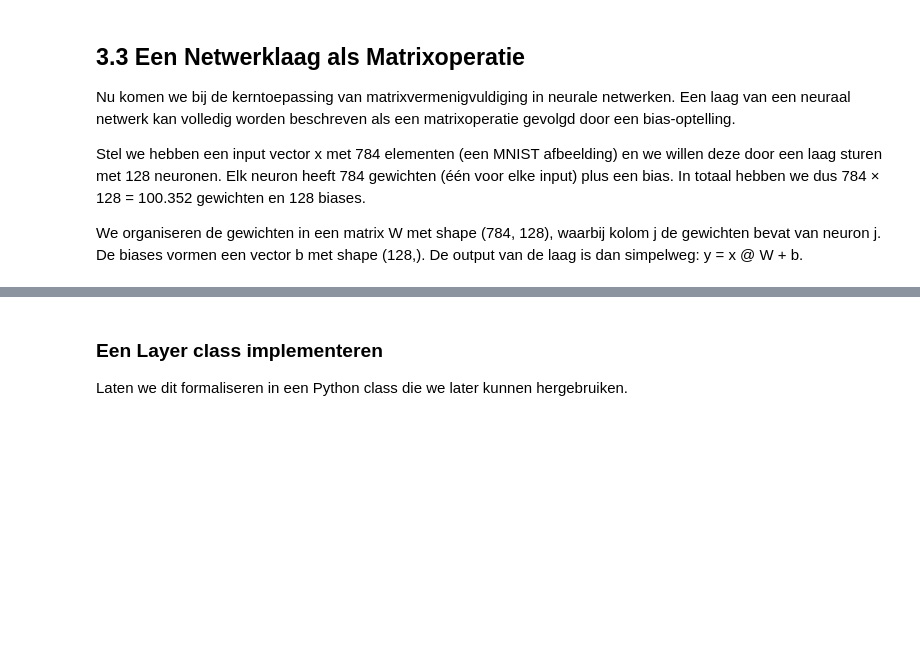
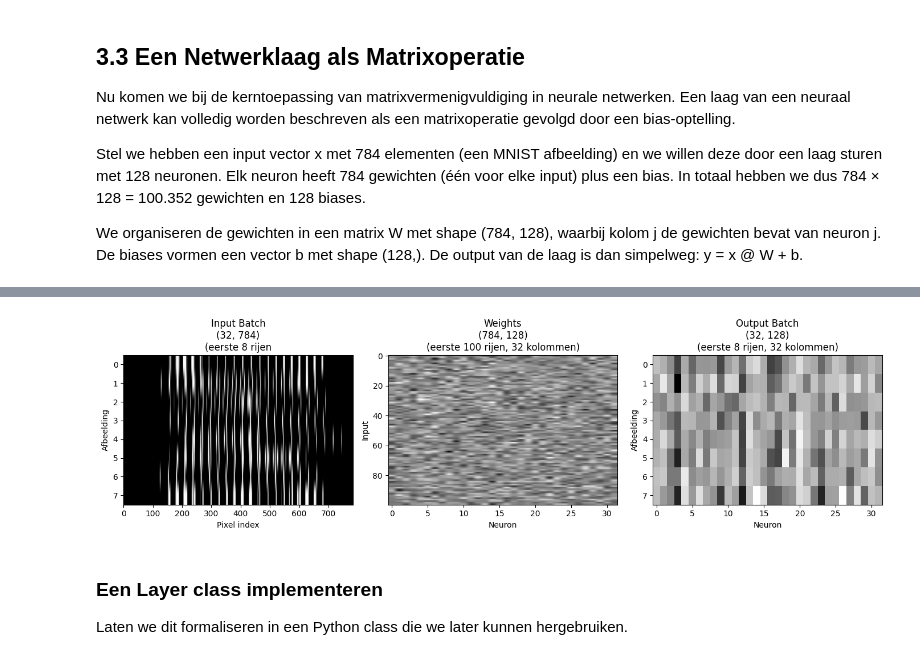
Before and after one commit to WimCasteels/math-foun, a Jupyter notebook: content/algebra/les03_theorie.ipynb, the cells around one changed output, grey strips where cells are left out. Cells and saved outputs as stored; diff of their text form; code cells hidden in the pictures; blank space fills up the shorter version.

```diff
--- a/content/algebra/les03_theorie.ipynb
+++ b/content/algebra/les03_theorie.ipynb
@@ -265,27 +376,29 @@ print("Dimensieregel: (32×784) @ (784×128) + (128,) = (32×128)")
 # %%
 # Visualiseer wat er gebeurt
 fig, axes = plt.subplots(1, 3, figsize=(14, 4))
 
 # Input batch (toon subset voor visualisatie)
-axes[0].imshow(X_batch[:8, :100], cmap='gray', aspect='auto')
-axes[0].set_title(f'Input Batch\n{X_batch.shape}\n(eerste 8 rijen, 100 kolommen)')
+axes[0].imshow(X_batch[:8, :], cmap='gray', aspect='auto')
+axes[0].set_title(f'Input Batch\n{X_batch.shape}\n(eerste 8 rijen')
 axes[0].set_xlabel('Pixel index')
 axes[0].set_ylabel('Afbeelding')
 
 # Gewichten (toon subset)
-axes[1].imshow(W[:100, :32], cmap='RdBu', aspect='auto')
+axes[1].imshow(W[:100, :32], cmap='gray', aspect='auto')
 axes[1].set_title(f'Weights\n{W.shape}\n(eerste 100 rijen, 32 kolommen)')
 axes[1].set_xlabel('Neuron')
 axes[1].set_ylabel('Input')
 
 # Output batch
-axes[2].imshow(Y_batch[:8, :32], cmap='viridis', aspect='auto')
+axes[2].imshow(Y_batch[:8, :32], cmap='gray', aspect='auto')
 axes[2].set_title(f'Output Batch\n{Y_batch.shape}\n(eerste 8 rijen, 32 kolommen)')
 axes[2].set_xlabel('Neuron')
 axes[2].set_ylabel('Afbeelding')
 
 plt.tight_layout()
 plt.show()
+# %% [output]
+[figure, added]
 # %% [markdown]
 ### Een Layer class implementeren
 
```
Also changed, not shown: parts of 32 cells of this notebook, 15 other files.
